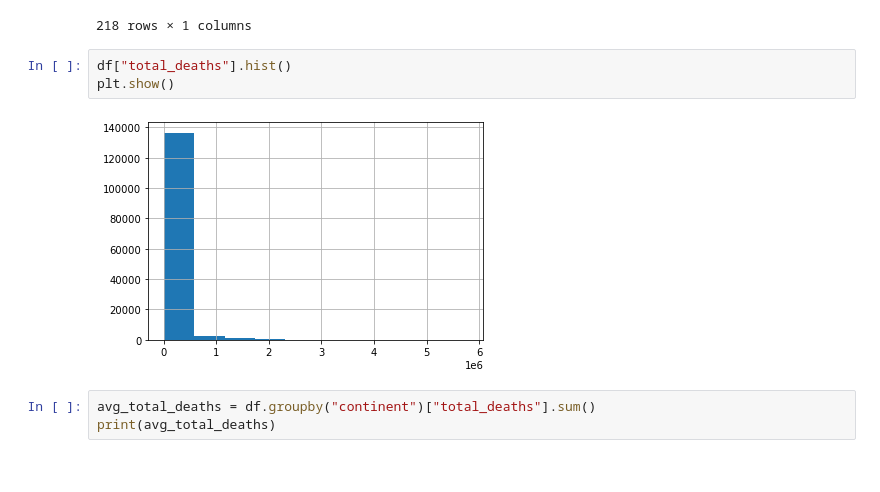
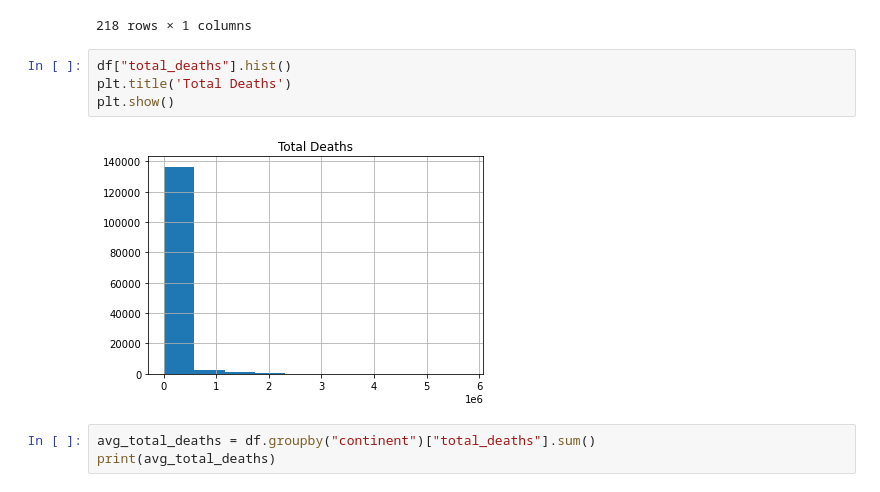
Before and after one commit to Alant84/-UCDPA_AlanTarpey-, a Jupyter notebook: Daily Omicron (COVID-19 Dataset).ipynb, the cells around one changed output. Cells and saved outputs as stored; diff of their text form.

```diff
--- a/Daily Omicron (COVID-19 Dataset).ipynb
+++ b/Daily Omicron (COVID-19 Dataset).ipynb
@@ -540,9 +555,10 @@ df.pivot_table(values="total_deaths", index='location')
 218 rows × 1 columns
 # %%
 df["total_deaths"].hist()
+plt.title('Total Deaths')
 plt.show()
 # %% [output]
-[figure, old version]
+[figure, new version]
 # %%
 avg_total_deaths = df.groupby("continent")["total_deaths"].sum()
 print(avg_total_deaths)
```
Also changed, not shown: parts of 19 cells of this notebook.
